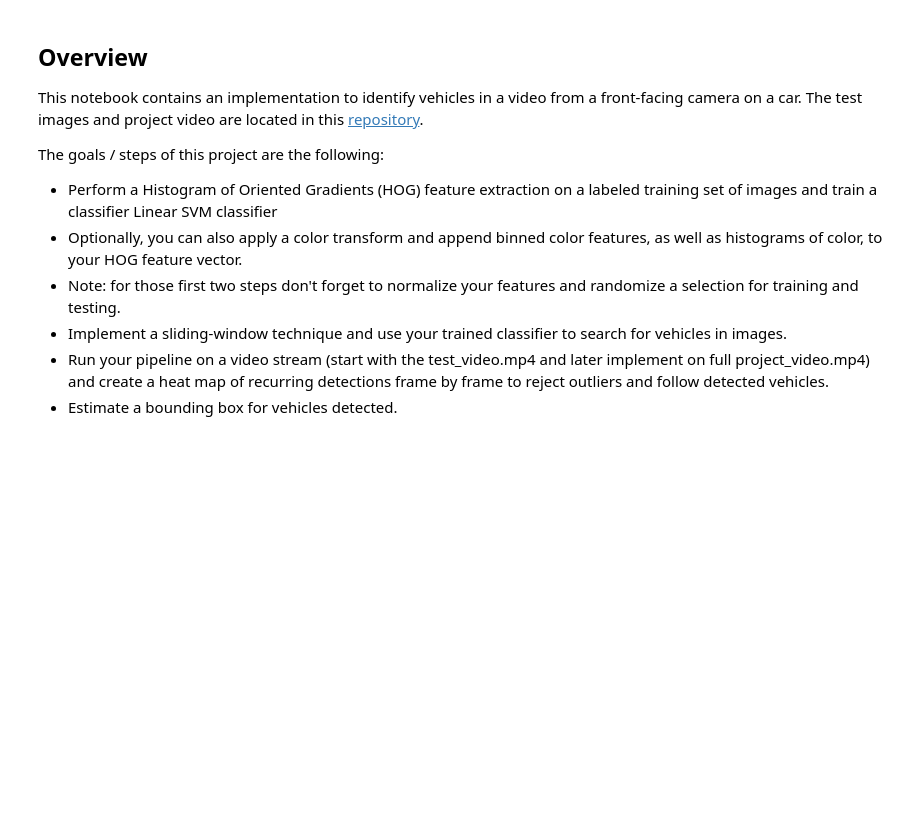
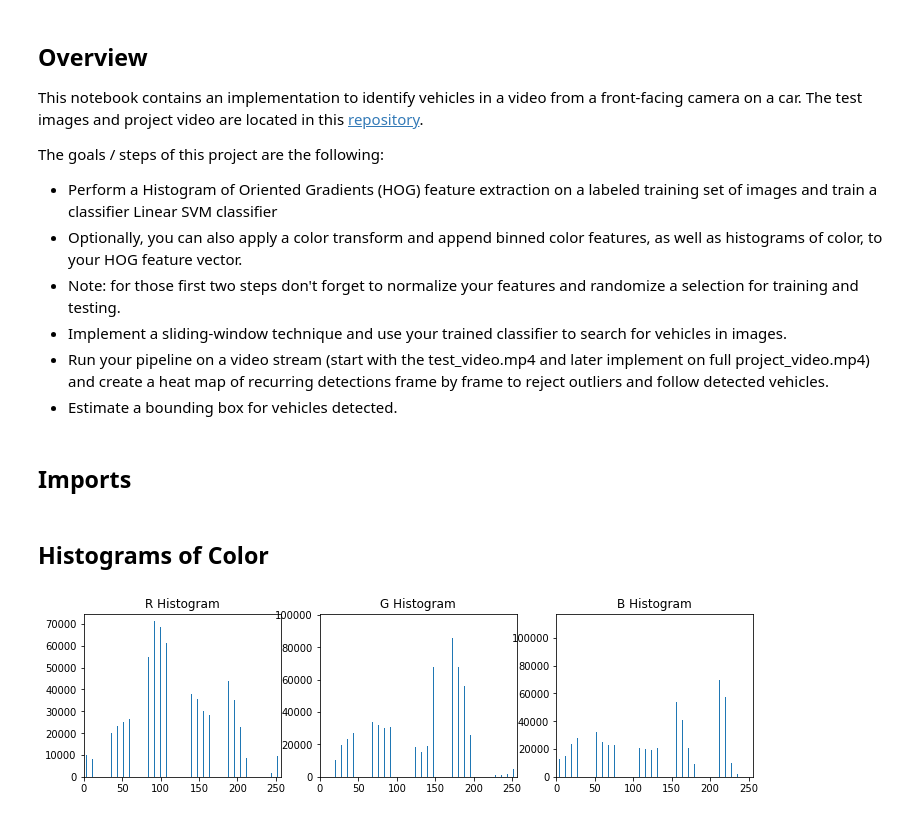
Before and after one commit to DevJoseWeb/CarND-Vehicle-Detection, a Jupyter notebook: P5.ipynb, the cells around one changed output. Saved outputs shown, nothing was run; the diff lists cells and outputs as text; code cells hidden in the pictures; blank space fills up the shorter version.

```diff
--- a/P5.ipynb
+++ b/P5.ipynb
@@ -12,3 +12,5 @@ The goals / steps of this project are the following:
 * Implement a sliding-window technique and use your trained classifier to search for vehicles in images.
 * Run your pipeline on a video stream (start with the test_video.mp4 and later implement on full project_video.mp4) and create a heat map of recurring detections frame by frame to reject outliers and follow detected vehicles.
 * Estimate a bounding box for vehicles detected.
+# %% [markdown]
+## Imports
@@ -14,0 +31,43 @@ The goals / steps of this project are the following:
+# %% [markdown]
+## Histograms of Color
+# %%
+def color_histogram(image, nbins=32, bins_range=(0,256)):
+    # Compute the histogram of RGB channels
+    rhist = np.histogram(image[:,:,0], bins=nbins, range=bins_range)
+    ghist = np.histogram(image[:,:,1], bins=nbins, range=bins_range)
+    bhist = np.histogram(image[:,:,2], bins=nbins, range=bins_range)
+
+    # Generate bin centers
+    bin_edges = rhist[1]
+    bin_centers = (bin_edges[1:] + bin_edges[0:len(bin_edges)-1]) / 2
+
+    # Concatenate histograms into single features vecture
+    histogram_features = np.concatenate((rhist[0], ghist[0], bhist[0]))
+
+    return rhist, ghist, bhist, bin_centers, histogram_features
+
+image = mpimg.imread("test_images/test1.jpg")
+rh, gh, bh, bin_centers, feature_vec = color_histogram(image, 32, (0, 256))
+
+if rh is not None:
+    fig = plt.figure(figsize=(12, 3))
+    plt.subplot(131)
+    plt.bar(bin_centers, rh[0])
+    plt.xlim(0, 256)
+    plt.title('R Histogram')
+
+    plt.subplot(132)
+    plt.bar(bin_centers, gh[0])
+    plt.xlim(0, 256)
+    plt.title('G Histogram')
+
+    plt.subplot(133)
+    plt.bar(bin_centers, bh[0])
+    plt.xlim(0, 256)
+    plt.title('B Histogram')
+
+    plt.show()
+else:
+    print ("Error with your function")
+# %% [output]
+[figure, added]
```
Also changed, not shown: parts of 27 cells of this notebook, 11 other files.
